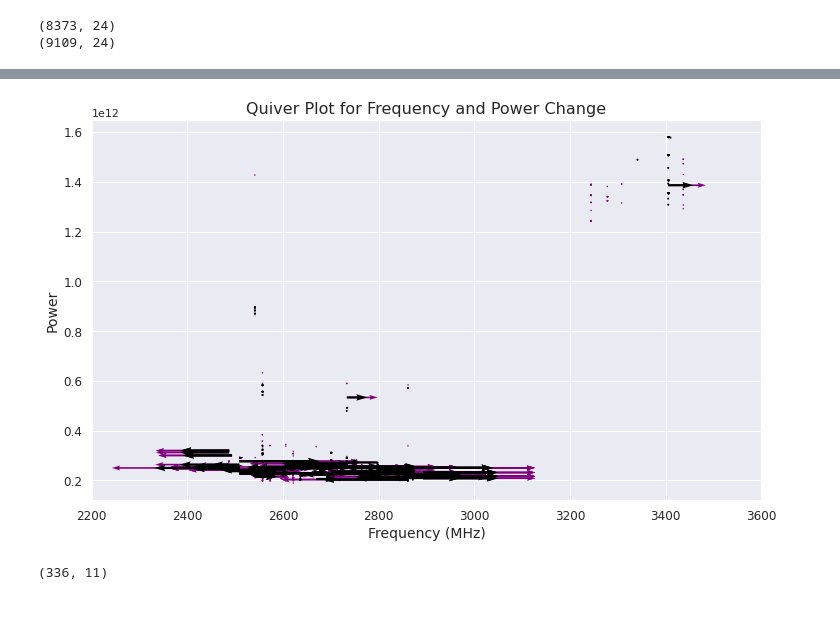
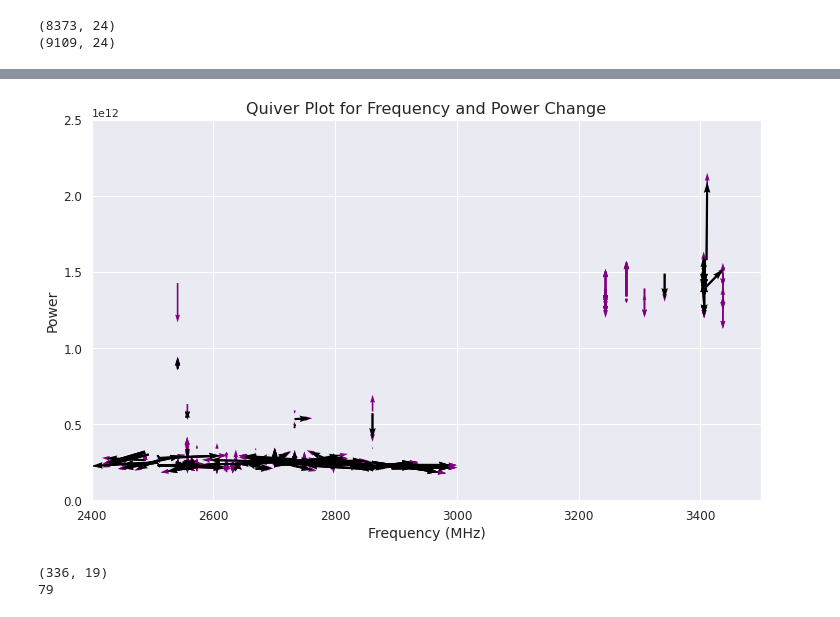
Before and after one commit to lucyjsteffes/breakthrough_listen_cosmic, a Jupyter notebook: Comparing_Power_Levels.ipynb, the cells around one changed output, grey strips where cells are left out. Drawn from its saved outputs; the diff is of its cells as text; code cells hidden in the pictures.

```diff
--- a/Comparing_Power_Levels.ipynb
+++ b/Comparing_Power_Levels.ipynb
@@ -583,7 +593,12 @@ driftRates = pd.DataFrame({"Source Name":[], #Gaia name of the source
                            "File Path 1":[],
                            "File Path 2":[],
                            "Beam 1":[],
-                           "Beam 2":[]})
+                           "Beam 2":[],
+                           "Hit File Enumeration 1":[],
+                           "Hit File Enumeration 2":[],
+                           "Drift Rate 1":[],
+                           "Drift Rate 2":[]})
+
 for i in tqdm(range(len(unique_source_name_1))):
 #for i in range(1):
     source_1 = short_drifts_1.loc[source_name_1 == unique_source_name_1[i]] #select each subset
@@ -591,12 +606,16 @@ for i in tqdm(range(len(unique_source_name_1))):
 
     file_path_1 = np.array(source_1["file_path"])
     beam_1 = np.array(source_1["beam"])
+    hit_file_1 = np.array(source_1["hit_file_enumeration"])
+    drift_1 = np.array(source_1["signal_driftRate"])
     frequency_1 = np.array(source_1["signal_frequency"])
     start_time_1 = np.array(source_1["tstart"])
     power_1 = np.array(source_1["signal_power"])
 
     file_path_2 = np.array(source_2["file_path"])
     beam_2 = np.array(source_2["beam"])
+    hit_file_2 = np.array(source_2["hit_file_enumeration"])
+    drift_2 = np.array(source_2["signal_driftRate"])
     frequency_2 = np.array(source_2["signal_frequency"])
     start_time_2 = np.array(source_2["tstart"])
     power_2 = np.array(source_2["signal_power"])
@@ -613,6 +632,10 @@ for i in tqdm(range(len(unique_source_name_1))):
     new_file_path_2 = []
     new_beam_1 = []
     new_beam_2 = []
+    Hit_file_1 = []
+    Hit_file_2 = []
+    Drift_1 = []
+    Drift_2 = []
 
     time_diff = (start_time_2[0] - start_time_1[0])*24*60*60 #the time between the two observations
 
@@ -639,6 +662,10 @@ for i in tqdm(range(len(unique_source_name_1))):
                     new_file_path_2.append(file_path_2[y])
                     new_beam_1.append(beam_1[x])
                     new_beam_2.append(beam_2[y])
+                    Hit_file_1.append(hit_file_1[x])
+                    Hit_file_2.append(hit_file_2[y])
+                    Drift_1.append(drift_1[x])
+                    Drift_2.append(drift_2[y])
 
     TimeDifference = np.full(len(DriftRate), time_diff)
 
@@ -647,11 +674,12 @@ for i in tqdm(range(len(unique_source_name_1))):
     for j in range(len(DriftRate)):
         new_row = [unique_source_name_1[i], DriftRate[j], TimeDifference[j], freq_1[j], freq_2[j], FrequencyDifference[j],
                    pow_1[j], pow_2[j], PowerDifference[j], start_time_1[0], start_time_2[0], new_file_path_1[j],
-                   new_file_path_2[j], new_beam_1[j], new_beam_2[j]]
+                   new_file_path_2[j], new_beam_1[j], new_beam_2[j], Hit_file_1[j], Hit_file_2[j], Drift_1[j], Drift_2[j]]
 
         driftRates.loc[len(driftRates.index)] = new_row
 
 display(driftRates)
+print(np.max(np.abs(driftRates["Power Difference"])))
 # %% [output]
 |  | Source Name | Drift Rate | Time Difference | Frequency 1 | Frequency 2 | Frequency Difference | Power 1 | ... |
 | 0 | 10132416262554752 | -0.000000 | -297.359844 | 2764.711700 | 2764.711700 | 0.000000 | 2.345226e+11 | ... |
@@ -720,37 +850,40 @@ f.close()
 # %%
 # Creating arrow
 x_position = drift_rates['Frequency 1']
 y_position = drift_rates['Power 1']
-x_direction = drift_rates['Frequency Difference']
-y_direction = drift_rates['Power Difference']
+x_direction = drift_rates['Frequency Difference']/1e6
+y_direction = (np.array(drift_rates['Power 2'])-np.array(drift_rates['Power 1']))/1e13
 
 x_position_1 = driftRates['Frequency 1']
 y_position_1 = driftRates['Power 1']
-x_direction_1 = driftRates['Frequency Difference']
-y_direction_1 = driftRates['Power Difference']
+x_direction_1 = driftRates['Frequency Difference']/1e6
+y_direction_1 = (np.array(driftRates['Power 2'])-np.array(driftRates['Power 1']))/1e13
 
 # Creating plot
 fig, ax = plt.subplots(figsize = (12, 7))
 
 ax.quiver(x_position_1, y_position_1, x_direction_1, y_direction_1, color = 'purple')
 ax.quiver(x_position, y_position, x_direction, y_direction, color = 'black')
 
 #ax.quiver(x_pos[42:48], y_pos[42:48], x_direct[42:48], y_direct[42:48], color = 'yellow')
 
 ax.set_title('Quiver Plot for Frequency and Power Change', fontsize = 16)
 plt.xticks(fontsize = 12)
 plt.yticks(fontsize = 12)
 plt.xlabel('Frequency (MHz)', fontsize = 14)
 plt.ylabel('Power', fontsize = 14)
-plt.xlim(2200, 3600)
+plt.xlim(2400, 3500)
+plt.ylim(0, 2.5e12)
 #plt.grid()
 
 # Show plot
 plt.show()
 print(drift_rates.shape)
+print(list(y_direction).index(np.max(np.abs(y_direction))))
 # %% [output]
-[figure, old version]
+[figure, new version]
-(336, 11)
+(336, 19)
+79
 # %%
 with open('../../Pickle_Files/shortlist_combos.pkl', 'rb') as f:
     short_list_hits = pickle.load(f)
```
Also changed, not shown: parts of 6 cells of this notebook, 13 other files.
